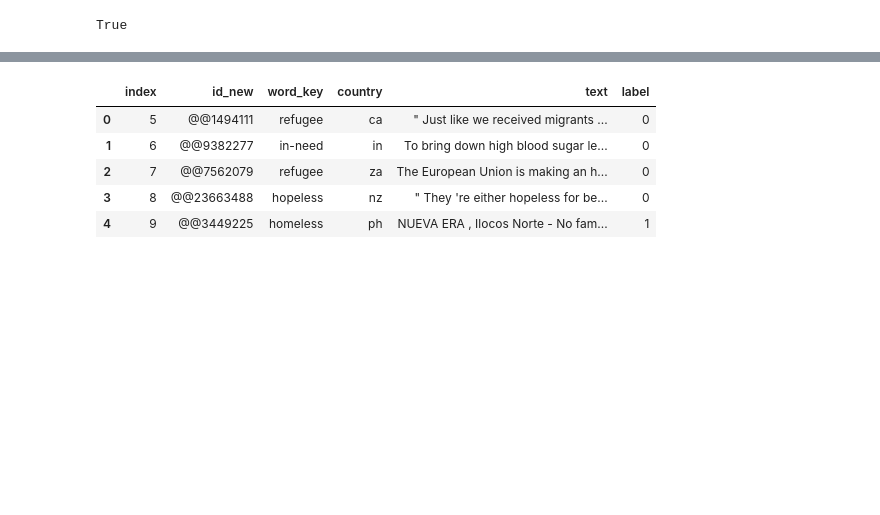
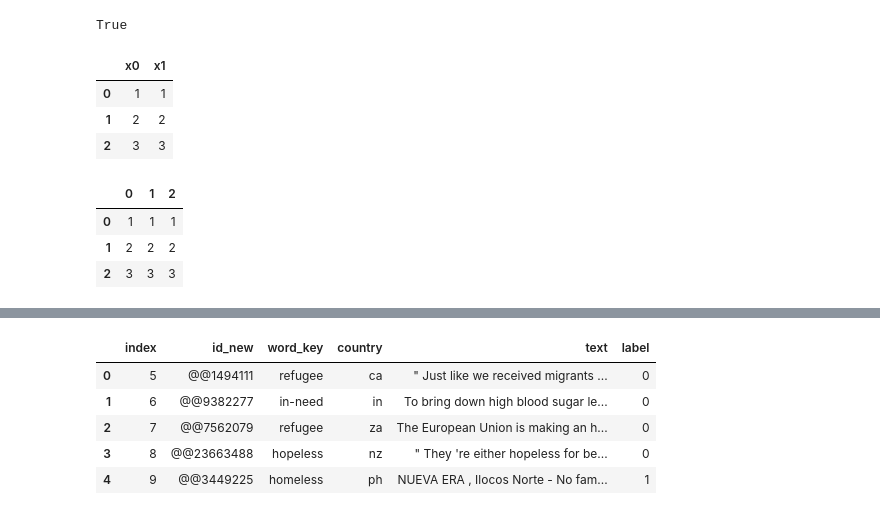
Before and after one commit to patoba/Patronizing_and_Condescending_Language_Detection, a Jupyter notebook: prueba_general.ipynb, the cells around one changed output, grey strips where cells are left out. Drawn from its saved outputs; the diff is of its cells as text; code cells hidden in the pictures; blank space fills up the shorter version.

```diff
--- a/prueba_general.ipynb
+++ b/prueba_general.ipynb
@@ -50,0 +57,16 @@ from transformers import RemoveWords, GetTags, GetBase, Limpieza, common_tag_lis
+# %%
+v = pd.Series([1,2,3])
+ToMatrix().transform(v)
+# %% [output]
+|  | x0 | x1 |
+| 0 | 1 | 1 |
+| 1 | 2 | 2 |
+| 2 | 3 | 3 |
+# %%
+Pipeline([("s2", ApplyColumn()),
+          ("s3", ApplyColumn())]).fit_transform(pd.DataFrame({0: v}))
+# %% [output]
+|  | 0 | 1 | 2 |
+| 0 | 1 | 1 | 1 |
+| 1 | 2 | 2 | 2 |
+| 2 | 3 | 3 | 3 |
```
Also changed, not shown: parts of 4 cells of this notebook, 15 other files.
